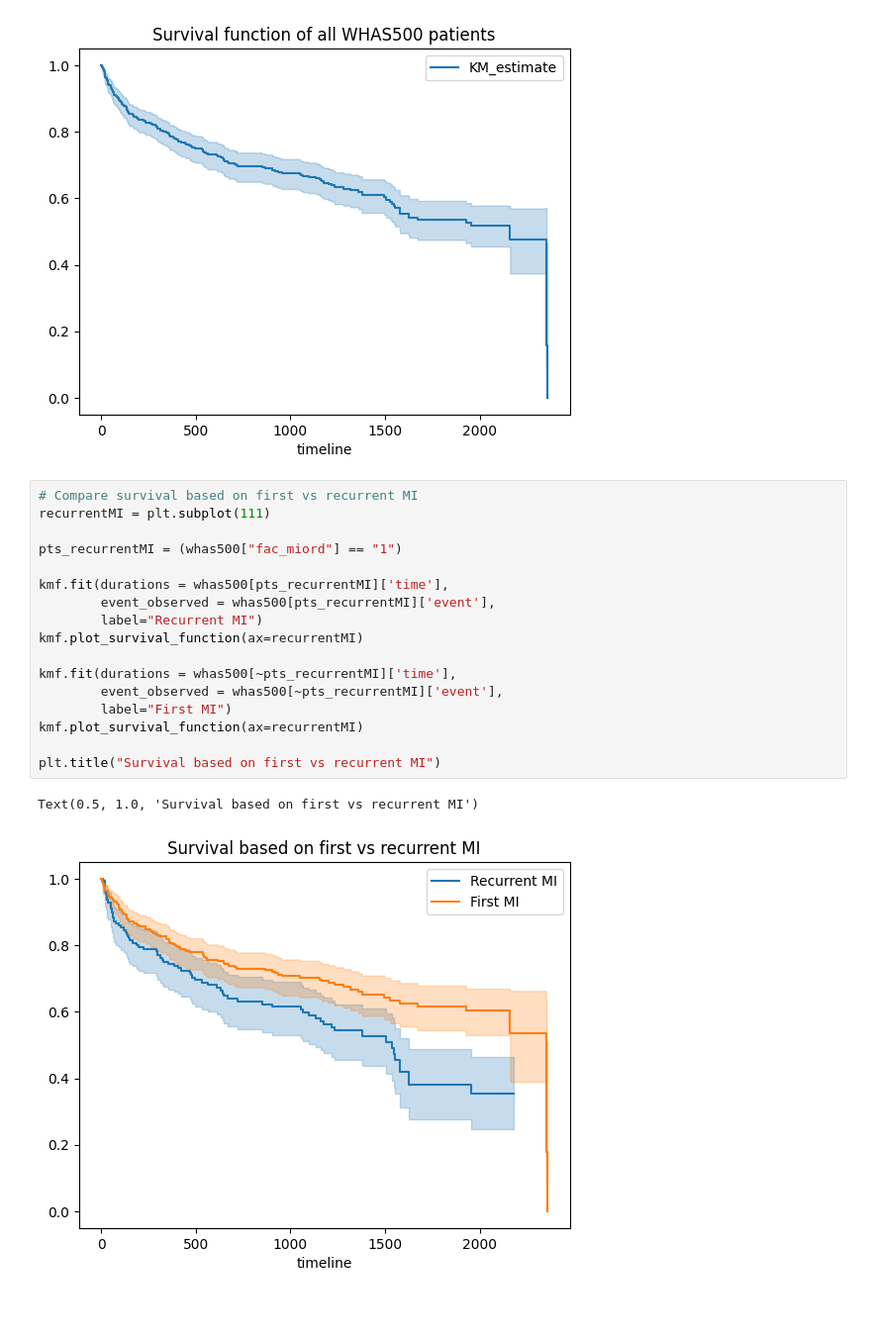
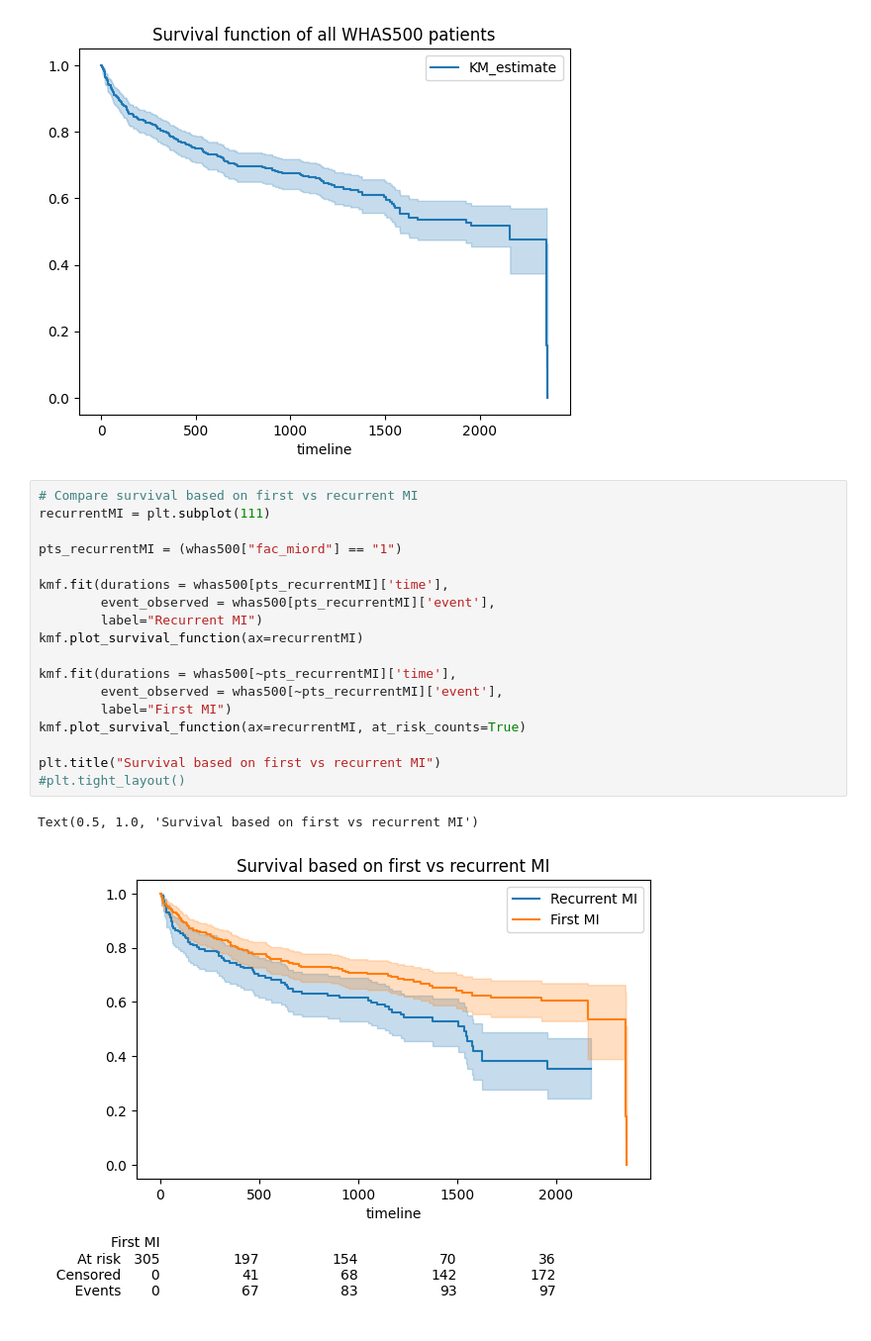
Before and after one commit to vinyasHarish95/Survival-Sandbox, a Jupyter notebook: KMCurves-WHAS500.ipynb, the cells around one changed output. Shown at 99% size. Cells and saved outputs as stored; diff of their text form; blank space fills up the shorter version.

```diff
--- a/SimpleSurvival-WHAS500.ipynb
+++ b/KMCurves-WHAS500.ipynb
@@ -97,20 +95,21 @@ Median survival time of all WHAS500 patients is 2160.0days
 # %%
 # Compare survival based on first vs recurrent MI
 recurrentMI = plt.subplot(111)
 
 pts_recurrentMI = (whas500["fac_miord"] == "1")
 
 kmf.fit(durations = whas500[pts_recurrentMI]['time'],
         event_observed = whas500[pts_recurrentMI]['event'],
         label="Recurrent MI")
 kmf.plot_survival_function(ax=recurrentMI)
 
 kmf.fit(durations = whas500[~pts_recurrentMI]['time'],
         event_observed = whas500[~pts_recurrentMI]['event'],
         label="First MI")
-kmf.plot_survival_function(ax=recurrentMI)
+kmf.plot_survival_function(ax=recurrentMI, at_risk_counts=True)
 
 plt.title("Survival based on first vs recurrent MI")
+#plt.tight_layout()
 # %% [output]
 Text(0.5, 1.0, 'Survival based on first vs recurrent MI')
-[figure, old version]
+[figure, new version]
```
Also changed, not shown: parts of 5 cells of this notebook, 1 other file.
